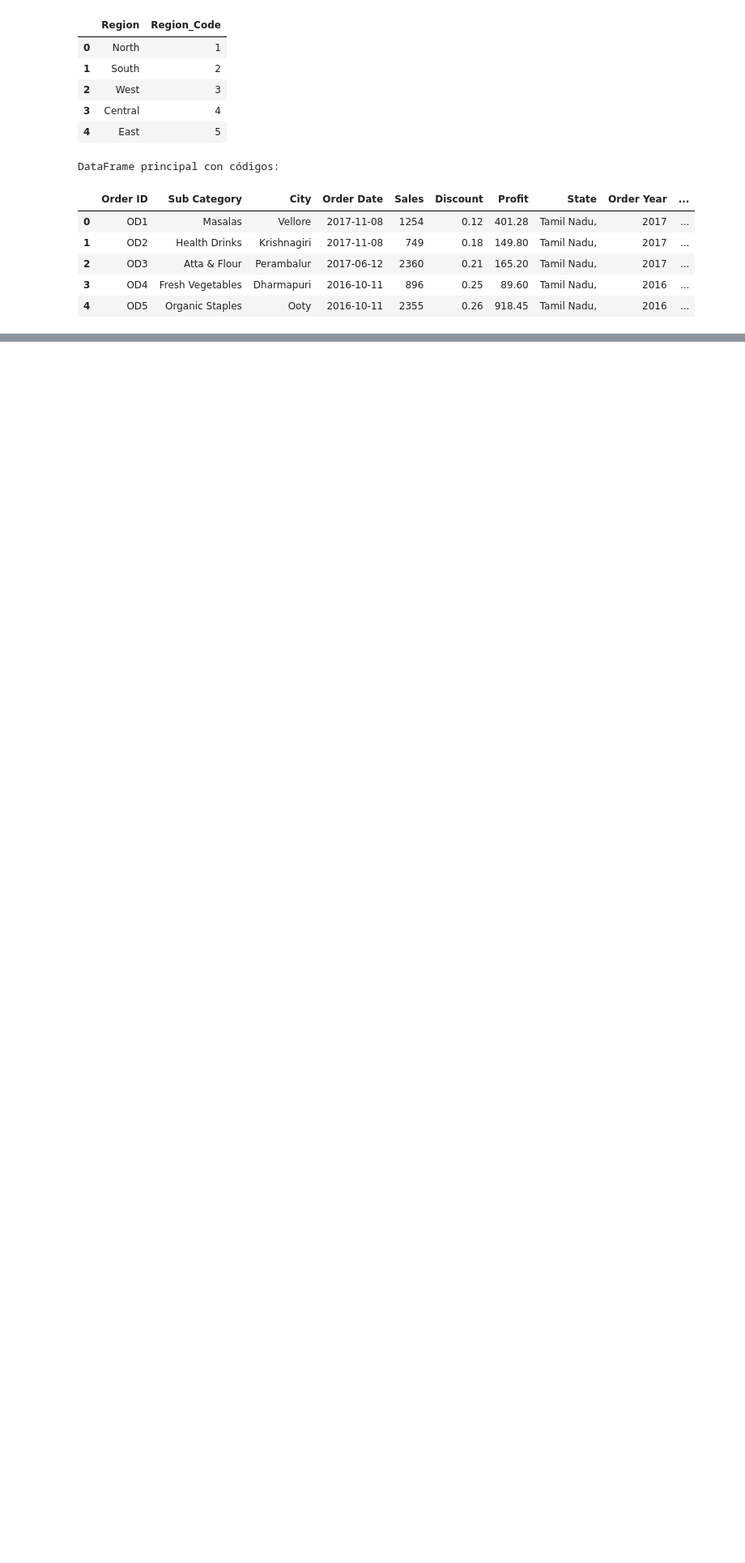
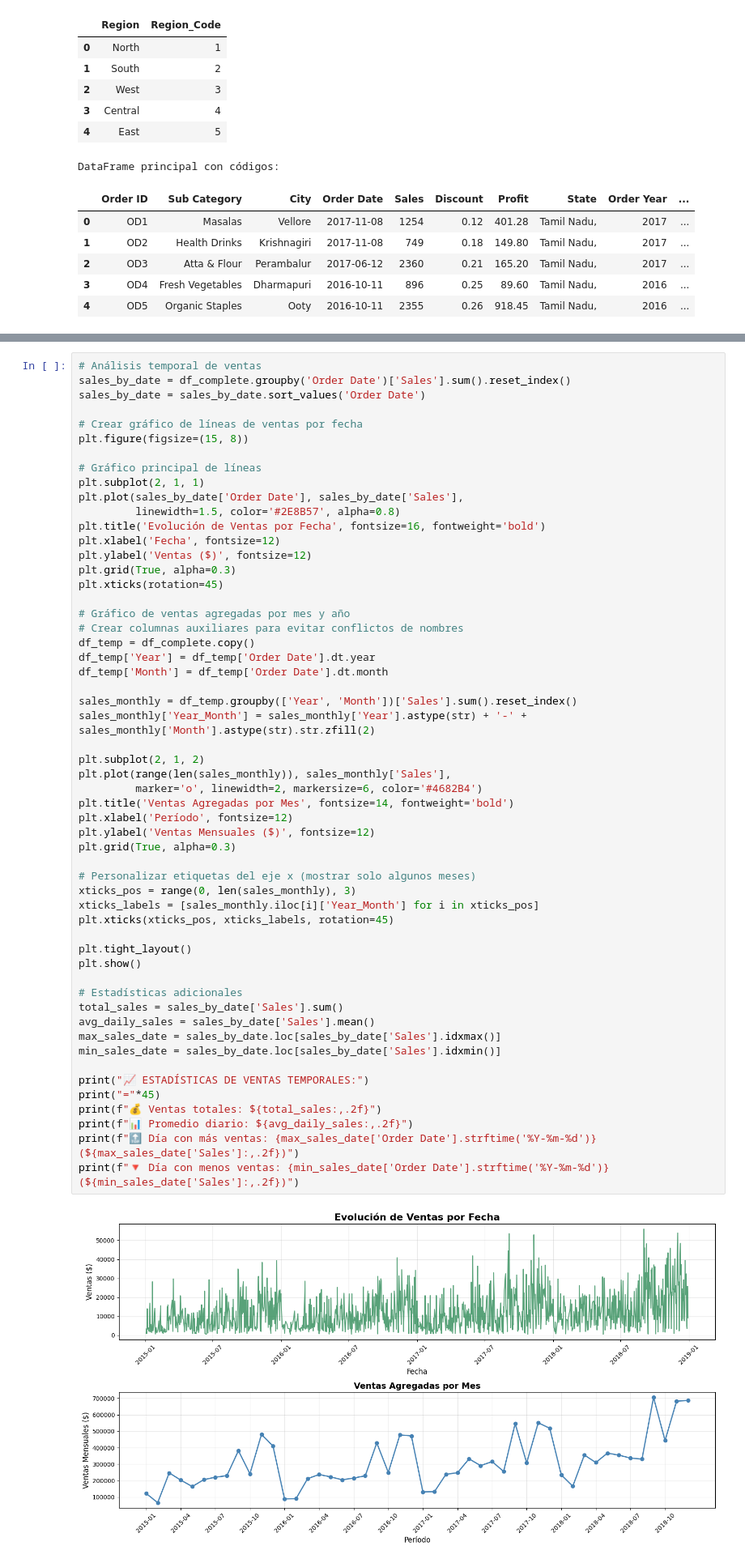
Before and after one commit to AndreYuli/Proyecto-Analisis-De-Datos, a Jupyter notebook: Proyecto_Parcial.ipynb, the cells around one changed output, grey strips where cells are left out. Shown: that part at 81% size. Drawn from its saved outputs; the diff is of its cells as text; blank space fills up the shorter version.

```diff
--- a/Proyecto_Parcial.ipynb
+++ b/Proyecto_Parcial.ipynb
@@ -550,0 +722,57 @@ finally:
+# %%
+# Análisis temporal de ventas
+sales_by_date = df_complete.groupby('Order Date')['Sales'].sum().reset_index()
+sales_by_date = sales_by_date.sort_values('Order Date')
+
+# Crear gráfico de líneas de ventas por fecha
+plt.figure(figsize=(15, 8))
+
+# Gráfico principal de líneas
+plt.subplot(2, 1, 1)
+plt.plot(sales_by_date['Order Date'], sales_by_date['Sales'],
+         linewidth=1.5, color='#2E8B57', alpha=0.8)
+plt.title('Evolución de Ventas por Fecha', fontsize=16, fontweight='bold')
+plt.xlabel('Fecha', fontsize=12)
+plt.ylabel('Ventas ($)', fontsize=12)
+plt.grid(True, alpha=0.3)
+plt.xticks(rotation=45)
+
+# Gráfico de ventas agregadas por mes y año
+# Crear columnas auxiliares para evitar conflictos de nombres
+df_temp = df_complete.copy()
+df_temp['Year'] = df_temp['Order Date'].dt.year
+df_temp['Month'] = df_temp['Order Date'].dt.month
+
+sales_monthly = df_temp.groupby(['Year', 'Month'])['Sales'].sum().reset_index()
+sales_monthly['Year_Month'] = sales_monthly['Year'].astype(str) + '-' + sales_monthly['Month'].astype(str).str.zfill(2)
+
+plt.subplot(2, 1, 2)
+plt.plot(range(len(sales_monthly)), sales_monthly['Sales'],
+         marker='o', linewidth=2, markersize=6, color='#4682B4')
+plt.title('Ventas Agregadas por Mes', fontsize=14, fontweight='bold')
+plt.xlabel('Período', fontsize=12)
+plt.ylabel('Ventas Mensuales ($)', fontsize=12)
+plt.grid(True, alpha=0.3)
+
+# Personalizar etiquetas del eje x (mostrar solo algunos meses)
+xticks_pos = range(0, len(sales_monthly), 3)
+xticks_labels = [sales_monthly.iloc[i]['Year_Month'] for i in xticks_pos]
+plt.xticks(xticks_pos, xticks_labels, rotation=45)
+
+plt.tight_layout()
+plt.show()
+
+# Estadísticas adicionales
+total_sales = sales_by_date['Sales'].sum()
+avg_daily_sales = sales_by_date['Sales'].mean()
+max_sales_date = sales_by_date.loc[sales_by_date['Sales'].idxmax()]
+min_sales_date = sales_by_date.loc[sales_by_date['Sales'].idxmin()]
+
+print("📈 ESTADÍSTICAS DE VENTAS TEMPORALES:")
+print("="*45)
+print(f"💰 Ventas totales: ${total_sales:,.2f}")
+print(f"📊 Promedio diario: ${avg_daily_sales:,.2f}")
+print(f"🔝 Día con más ventas: {max_sales_date['Order Date'].strftime('%Y-%m-%d')} (${max_sales_date['Sales']:,.2f})")
+print(f"🔻 Día con menos ventas: {min_sales_date['Order Date'].strftime('%Y-%m-%d')} (${min_sales_date['Sales']:,.2f})")
+# %% [output]
+[figure, added]
```
Also changed, not shown: parts of 48 cells of this notebook.
